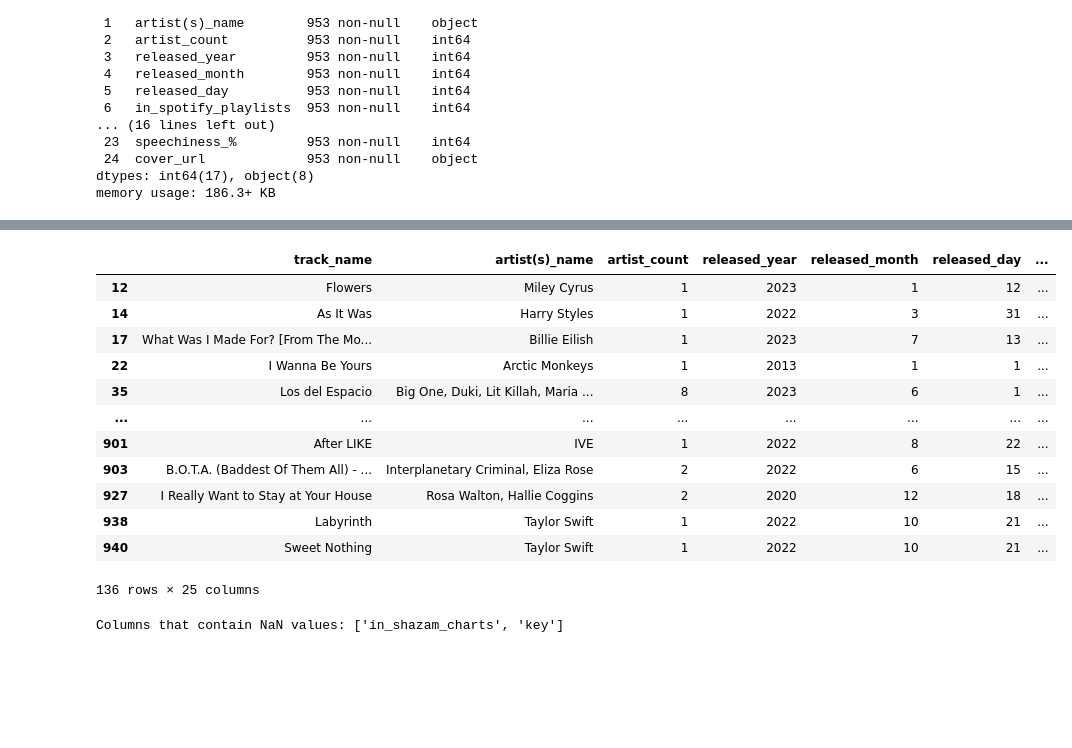
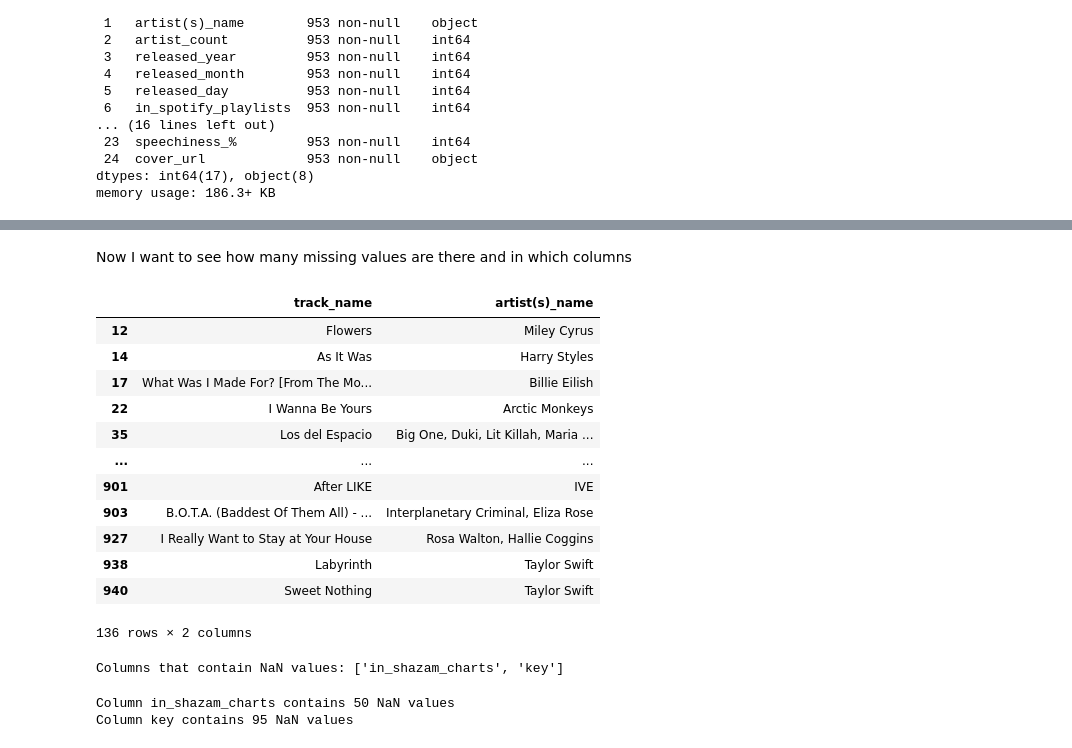
Before and after one commit to TMaczek/Spotify-Most-Streamed-Songs_Data-Analysis, a Jupyter notebook: SpotifyMostStreamed.ipynb, the cells around one changed output, grey strips where cells are left out. Saved outputs shown, nothing was run; the diff lists cells and outputs as text; code cells hidden in the pictures; blank space fills up the shorter version.

Commit message:
Some missing values analysis

```diff
--- a/SpotifyMostStreamed.ipynb
+++ b/SpotifyMostStreamed.ipynb
@@ -57,19 +62,21 @@ memory usage: 186.3+ KB
+# %% [markdown]
+Now I want to see how many missing values are there and in which columns
 # %%
-df[df.isna().any(axis=1)]
+df[df.isna().any(axis=1)].iloc[:, :2]
 # %% [output]
-|  | track_name | artist(s)_name | artist_count | released_year | released_month | released_day | ... |
-| 12 | Flowers | Miley Cyrus | 1 | 2023 | 1 | 12 | ... |
-| 14 | As It Was | Harry Styles | 1 | 2022 | 3 | 31 | ... |
-| 17 | What Was I Made For? [From The Mo... | Billie Eilish | 1 | 2023 | 7 | 13 | ... |
-| 22 | I Wanna Be Yours | Arctic Monkeys | 1 | 2013 | 1 | 1 | ... |
-| 35 | Los del Espacio | Big One, Duki, Lit Killah, Maria ... | 8 | 2023 | 6 | 1 | ... |
-| ... | ... | ... | ... | ... | ... | ... | ... |
-| 901 | After LIKE | IVE | 1 | 2022 | 8 | 22 | ... |
-| 903 | B.O.T.A. (Baddest Of Them All) - ... | Interplanetary Criminal, Eliza Rose | 2 | 2022 | 6 | 15 | ... |
-| 927 | I Really Want to Stay at Your House | Rosa Walton, Hallie Coggins | 2 | 2020 | 12 | 18 | ... |
-| 938 | Labyrinth | Taylor Swift | 1 | 2022 | 10 | 21 | ... |
-| 940 | Sweet Nothing | Taylor Swift | 1 | 2022 | 10 | 21 | ... |
+|  | track_name | artist(s)_name |
+| 12 | Flowers | Miley Cyrus |
+| 14 | As It Was | Harry Styles |
+| 17 | What Was I Made For? [From The Mo... | Billie Eilish |
+| 22 | I Wanna Be Yours | Arctic Monkeys |
+| 35 | Los del Espacio | Big One, Duki, Lit Killah, Maria ... |
+| ... | ... | ... |
+| 901 | After LIKE | IVE |
+| 903 | B.O.T.A. (Baddest Of Them All) - ... | Interplanetary Criminal, Eliza Rose |
+| 927 | I Really Want to Stay at Your House | Rosa Walton, Hallie Coggins |
+| 938 | Labyrinth | Taylor Swift |
+| 940 | Sweet Nothing | Taylor Swift |
-136 rows × 25 columns
+136 rows × 2 columns
 # %%
 # checking which columns contain nans
 
@@ -78,3 +85,10 @@ df_contains_nan = [col_name for col_name in df.columns if df[col_name].isnull().
 print(f'Columns that contain NaN values: {df_contains_nan}')
 # %% [output]
 Columns that contain NaN values: ['in_shazam_charts', 'key']
+# %%
+for col_name in df_contains_nan:
+  nan_count = df[col_name].isnull().sum()
+  print(f'Column {col_name} contains {nan_count} NaN values')
+# %% [output]
+Column in_shazam_charts contains 50 NaN values
+Column key contains 95 NaN values
```
Also changed, not shown: parts of 10 cells of this notebook.
